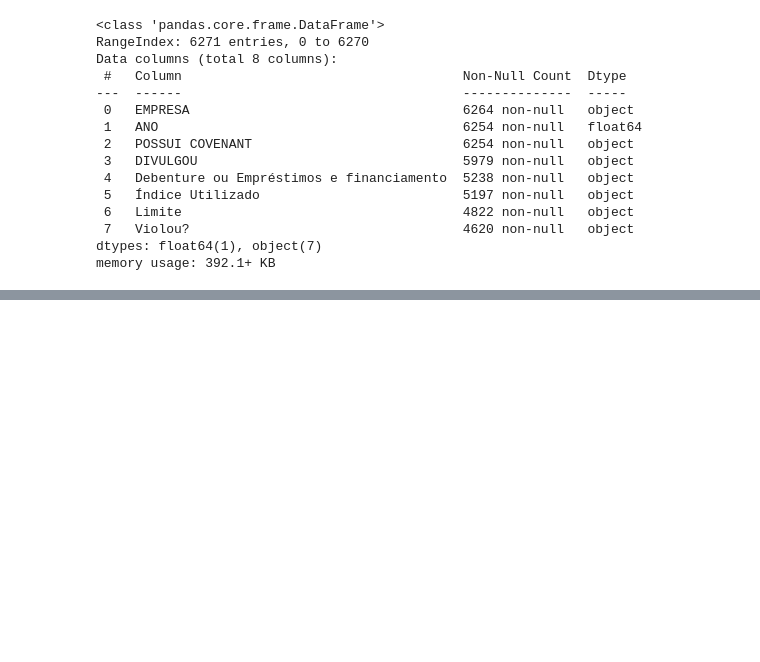
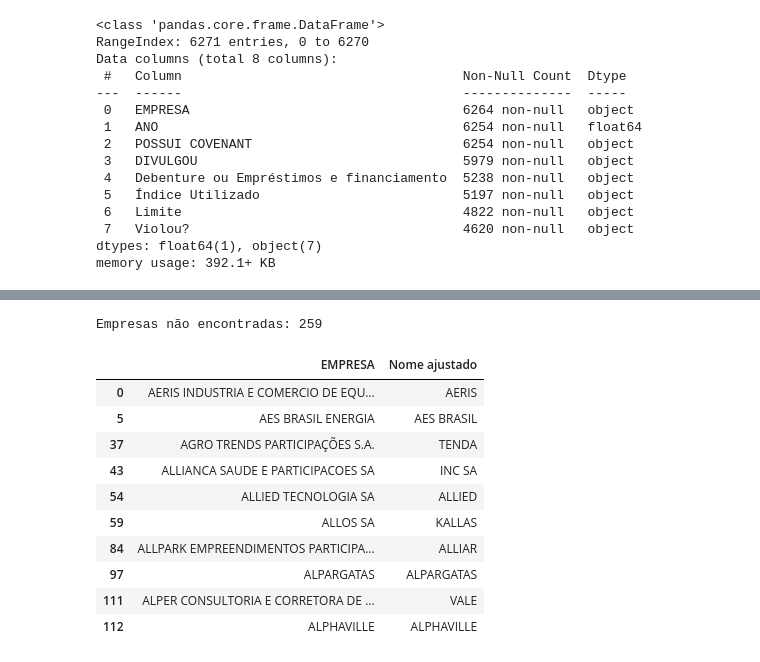
Before and after one commit to meduardajustino/Covenants-Contabeis, a Jupyter notebook: Análise Covenants.ipynb, the cells around one changed output, grey strips where cells are left out. Saved outputs shown, nothing was run; the diff lists cells and outputs as text; code cells hidden in the pictures; blank space fills up the shorter version.

```diff
--- a/Análise Covenants.ipynb
+++ b/Análise Covenants.ipynb
@@ -66,0 +203,17 @@ covenants
+# %%
+nao_encontradas = df_merged[df_merged["Setor"].isna()][["EMPRESA", "Nome ajustado"]].drop_duplicates()
+print("Empresas não encontradas:", nao_encontradas.shape[0])
+display(nao_encontradas.head(10))
+# %% [output]
+Empresas não encontradas: 259
+|  | EMPRESA | Nome ajustado |
+| 0 | AERIS INDUSTRIA E COMERCIO DE EQU... | AERIS |
+| 5 | AES BRASIL ENERGIA | AES BRASIL |
+| 37 | AGRO TRENDS PARTICIPAÇÕES S.A. | TENDA |
+| 43 | ALLIANCA SAUDE E PARTICIPACOES SA | INC SA |
+| 54 | ALLIED TECNOLOGIA SA | ALLIED |
+| 59 | ALLOS SA | KALLAS |
+| 84 | ALLPARK EMPREENDIMENTOS PARTICIPA... | ALLIAR |
+| 97 | ALPARGATAS | ALPARGATAS |
+| 111 | ALPER CONSULTORIA E CORRETORA DE ... | VALE |
+| 112 | ALPHAVILLE | ALPHAVILLE |
```
Also changed, not shown: parts of 7 cells of this notebook, 1 other file.
